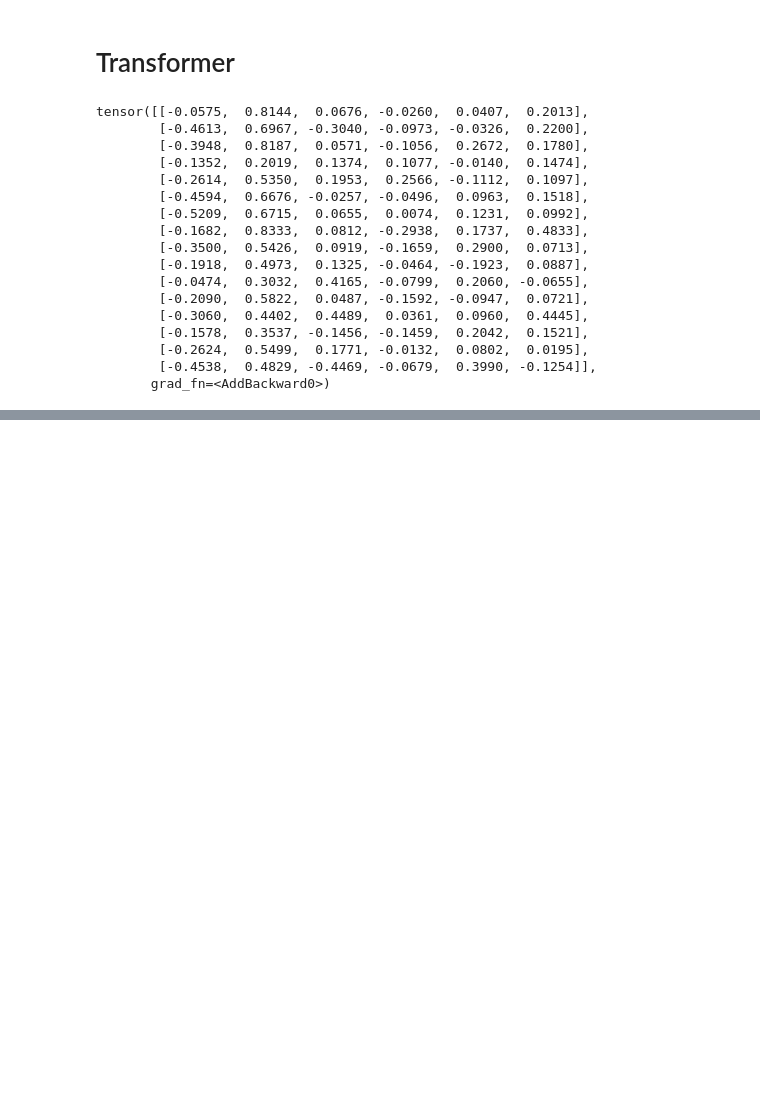
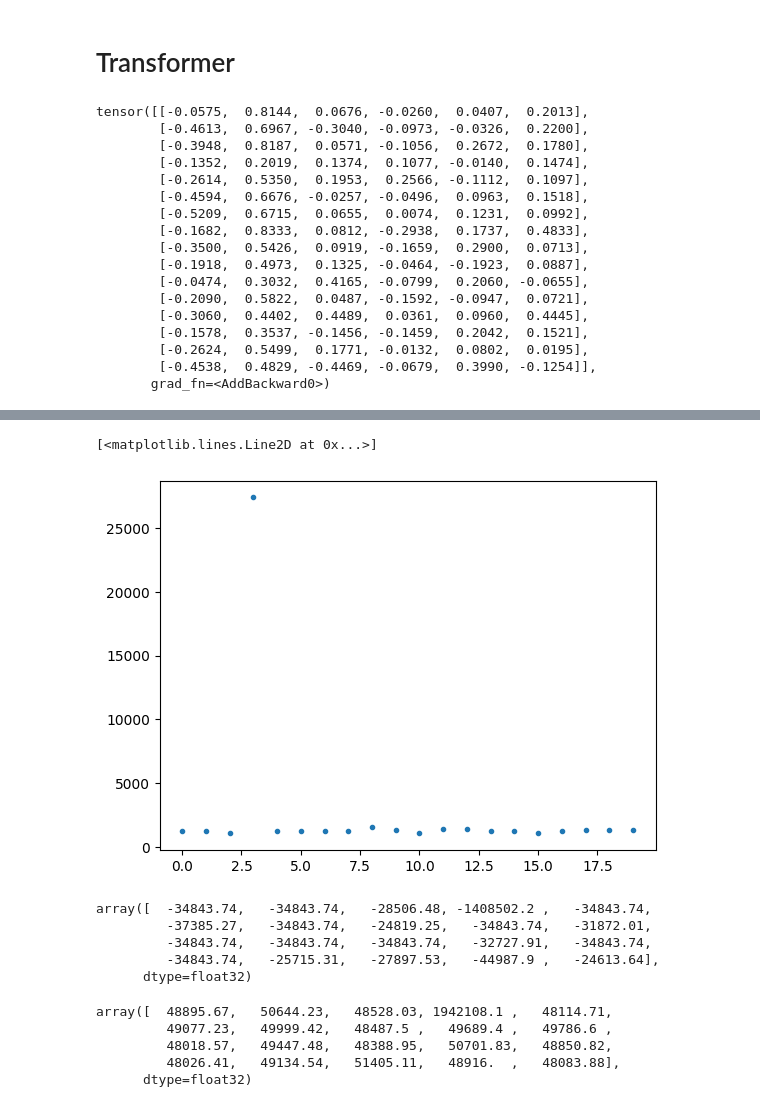
Before and after one commit to mkotyushev/hms, a Jupyter notebook: src/notebooks/eda.ipynb, the cells around one changed output, grey strips where cells are left out. Cells and saved outputs as stored; diff of their text form; code cells hidden in the pictures; blank space fills up the shorter version.

```diff
--- a/src/notebooks/eda.ipynb
+++ b/src/notebooks/eda.ipynb
@@ -844,0 +894,21 @@ tensor([[-0.0575,  0.8144,  0.0676, -0.0260,  0.0407,  0.2013],
+# %%
+plt.plot(eeg_std, '.')
+# %% [output]
+[<matplotlib.lines.Line2D at 0x...>]
+[figure, added]
+# %%
+eeg_min
+# %% [output]
+array([  -34843.74,   -34843.74,   -28506.48, -1408502.2 ,   -34843.74,
+         -37385.27,   -34843.74,   -24819.25,   -34843.74,   -31872.01,
+         -34843.74,   -34843.74,   -34843.74,   -32727.91,   -34843.74,
+         -34843.74,   -25715.31,   -27897.53,   -44987.9 ,   -24613.64],
+      dtype=float32)
+# %%
+eeg_max
+# %% [output]
+array([  48895.67,   50644.23,   48528.03, 1942108.1 ,   48114.71,
+         49077.23,   49999.42,   48487.5 ,   49689.4 ,   49786.6 ,
+         48018.57,   49447.48,   48388.95,   50701.83,   48850.82,
+         48026.41,   49134.54,   51405.11,   48916.  ,   48083.88],
+      dtype=float32)
```
Also changed, not shown: parts of 46 cells of this notebook, 2 other files.
